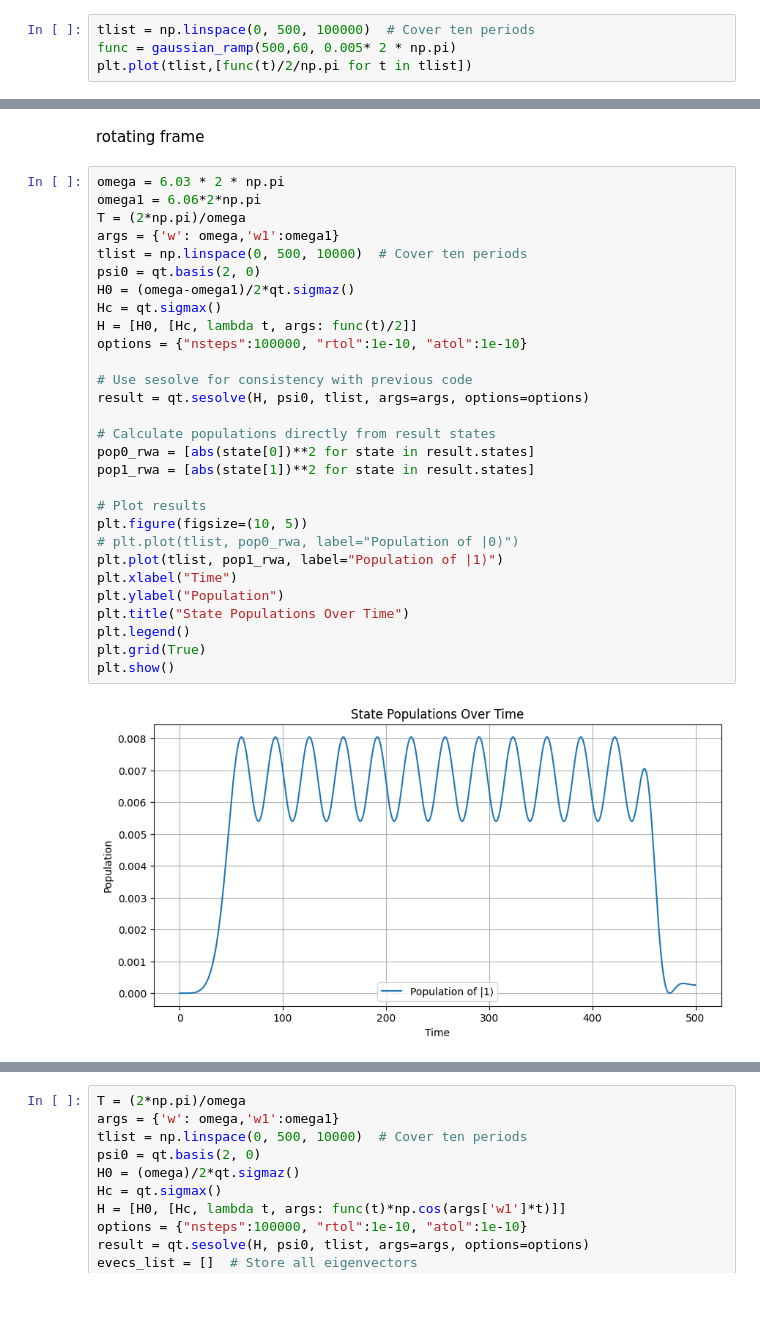
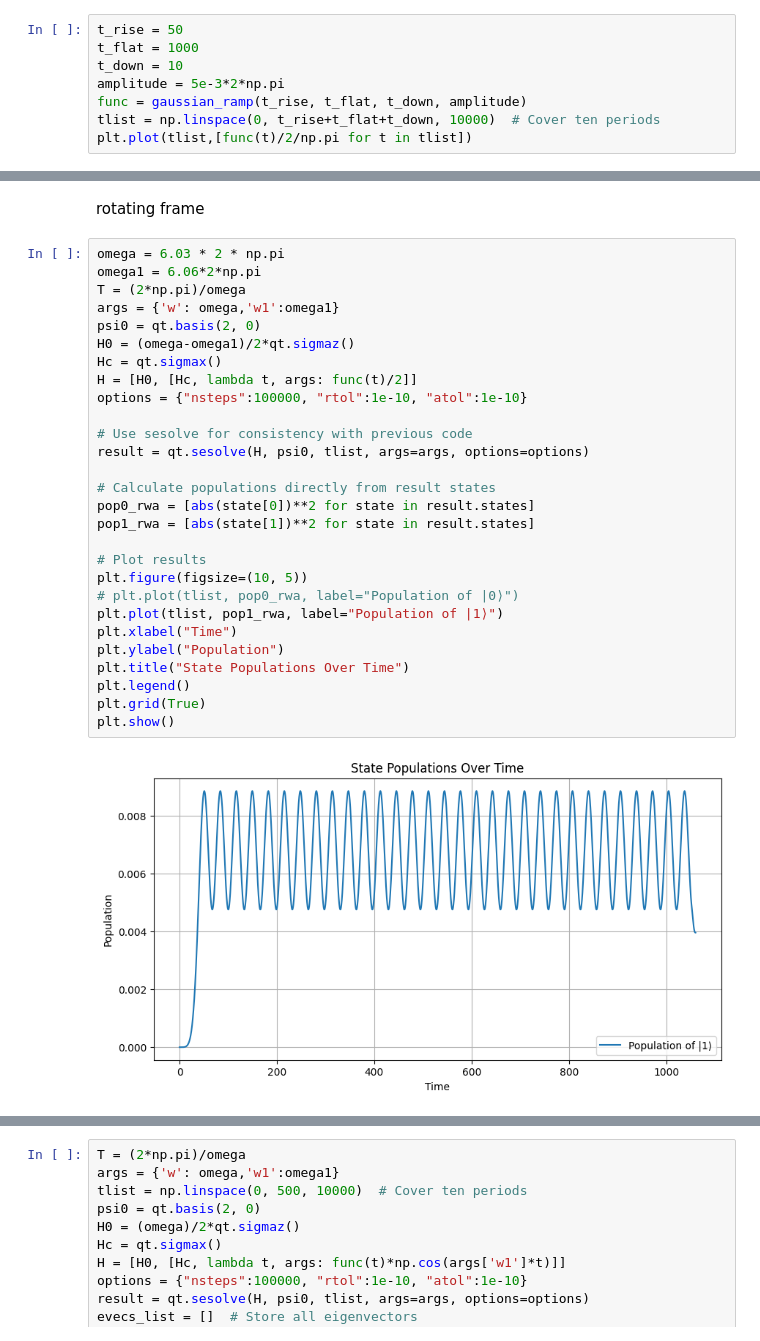
Before and after one commit to yunweilu/SNAIL, a Jupyter notebook: transmon/dynamics_qubit.ipynb, the cells around one changed output, grey strips where cells are left out. Drawn from its saved outputs; the diff is of its cells as text; blank space fills up the shorter version.

Commit message:
polish plot

```diff
--- a/transmon/dynamics_qubit.ipynb
+++ b/transmon/dynamics_qubit.ipynb
@@ -39,6 +71,10 @@ def gaussian_ramp(initial_time, t0, amplitude):
 # %%
-tlist = np.linspace(0, 500, 100000)  # Cover ten periods
-func = gaussian_ramp(500,60, 0.005* 2 * np.pi)
+t_rise = 50
+t_flat = 1000
+t_down = 10
+amplitude = 5e-3*2*np.pi
+func = gaussian_ramp(t_rise, t_flat, t_down, amplitude)
+tlist = np.linspace(0, t_rise+t_flat+t_down, 10000)  # Cover ten periods
 plt.plot(tlist,[func(t)/2/np.pi for t in tlist])
 # %% [output]
 [<matplotlib.lines.Line2D at 0x...>]
@@ -50,34 +86,33 @@ rotating frame
 # %%
 omega = 6.03 * 2 * np.pi
 omega1 = 6.06*2*np.pi
 T = (2*np.pi)/omega
 args = {'w': omega,'w1':omega1}
-tlist = np.linspace(0, 500, 10000)  # Cover ten periods
 psi0 = qt.basis(2, 0)
 H0 = (omega-omega1)/2*qt.sigmaz()
 Hc = qt.sigmax()
 H = [H0, [Hc, lambda t, args: func(t)/2]]
 options = {"nsteps":100000, "rtol":1e-10, "atol":1e-10}
 
 # Use sesolve for consistency with previous code
 result = qt.sesolve(H, psi0, tlist, args=args, options=options)
 
 # Calculate populations directly from result states
 pop0_rwa = [abs(state[0])**2 for state in result.states]
 pop1_rwa = [abs(state[1])**2 for state in result.states]
 
 # Plot results
 plt.figure(figsize=(10, 5))
 # plt.plot(tlist, pop0_rwa, label="Population of |0⟩")
 plt.plot(tlist, pop1_rwa, label="Population of |1⟩")
 plt.xlabel("Time")
 plt.ylabel("Population")
 plt.title("State Populations Over Time")
 plt.legend()
 plt.grid(True)
 plt.show()
 # %% [output]
-[figure, old version]
+[figure, new version]
 # %%
 T = (2*np.pi)/omega
 args = {'w': omega,'w1':omega1}
```
Also changed, not shown: parts of 5 cells of this notebook, 4 other files.
